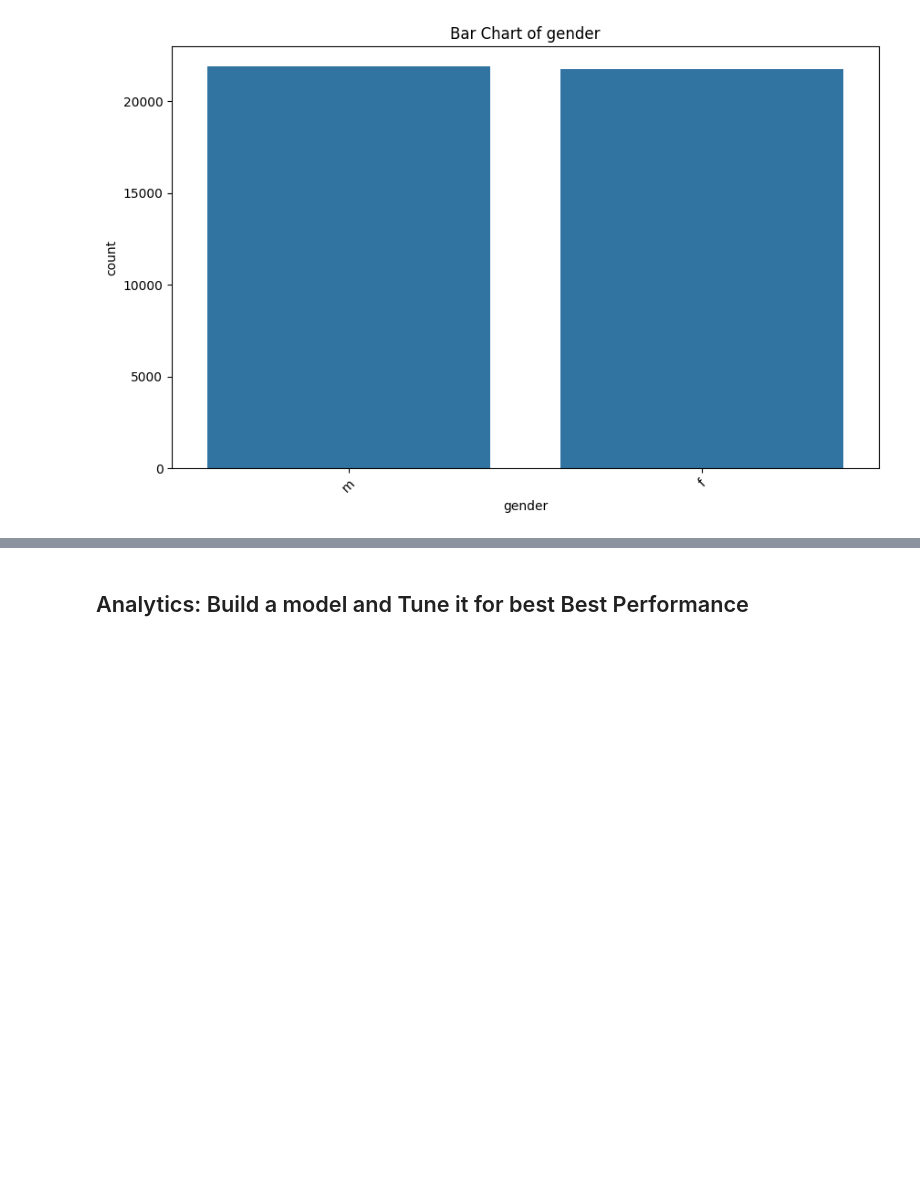
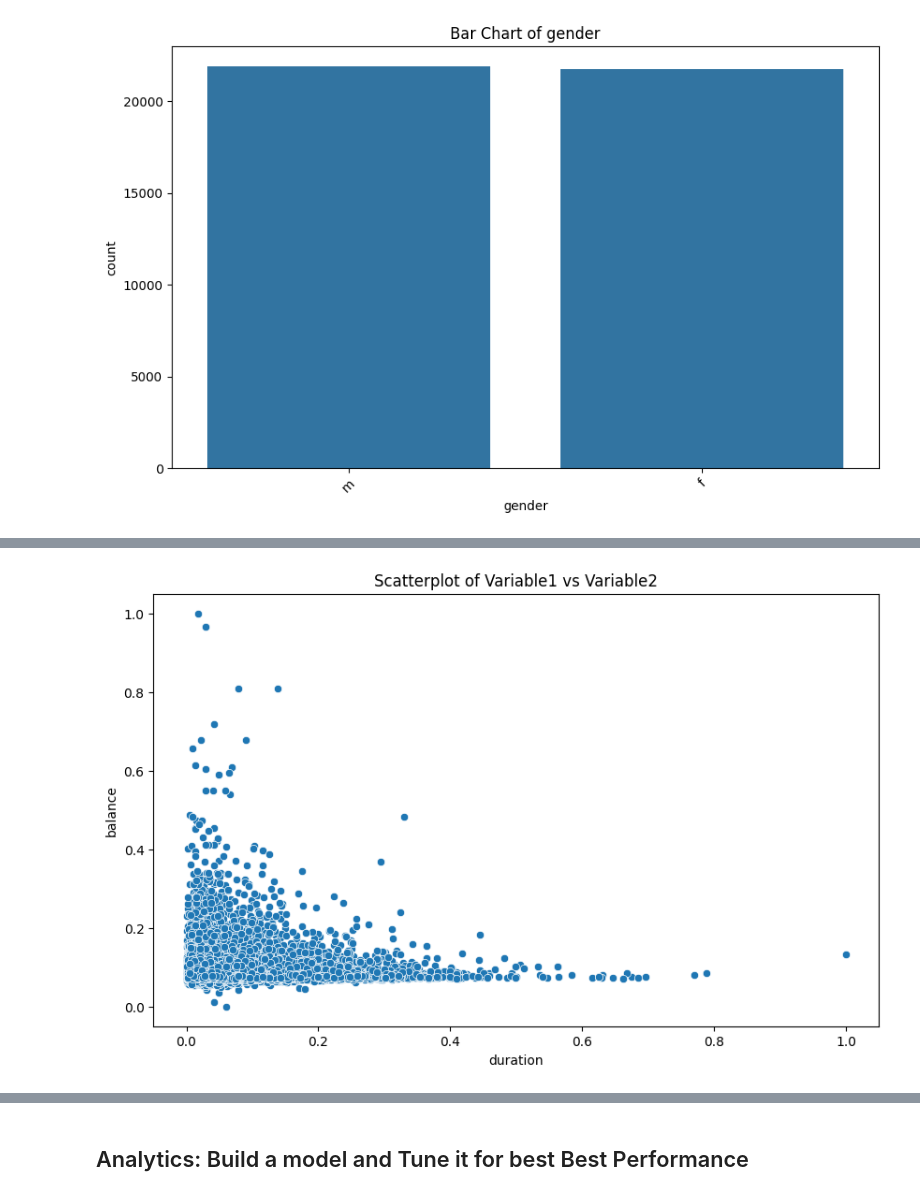
Before and after one commit to jc-czx191/ds1001_final, a Jupyter notebook: ds1001_final/notebooks/Final_Project_Notebook.ipynb, the cells around one changed output, grey strips where cells are left out. Cells and saved outputs as stored; diff of their text form; code cells hidden in the pictures; blank space fills up the shorter version.

```diff
--- a/ds1001_final/notebooks/Final_Project_Notebook.ipynb
+++ b/ds1001_final/notebooks/Final_Project_Notebook.ipynb
@@ -144,4 +149,5 @@ for col in df.select_dtypes(include=['object']).columns:
 # %%
 # Creating dummy variables, make sure the variables that need to be converted to dummies are categorical, not numeric.
 # This might require you to convert some columns to categorical first using astype('category')
-"xx" = pd.get_dummies("xx", drop_first=True)
+df = pd.get_dummies(df, drop_first=True)
+df.head()
@@ -154,10 +186,12 @@ print("xx".isnull().sum())
 # %%
 # Scatterplot between two continuous variables
 plt.figure(figsize=(10, 6))
-sns.scatterplot(x='Variable1', y='Variable2', data="xx")  # Replace 'Variable1' and 'Variable2' with your column names
+sns.scatterplot(x='duration', y='balance', data=df)  # Replace 'Variable1' and 'Variable2' with your column names
 plt.title('Scatterplot of Variable1 vs Variable2')
 plt.savefig('scatterplot.png')  # Save the scatterplot image
 plt.show()
+# %% [output]
+[figure, added]
 # %%
 # Density chart of a continuous variable
 plt.figure(figsize=(10, 6))
```
Also changed, not shown: parts of 19 cells of this notebook.
